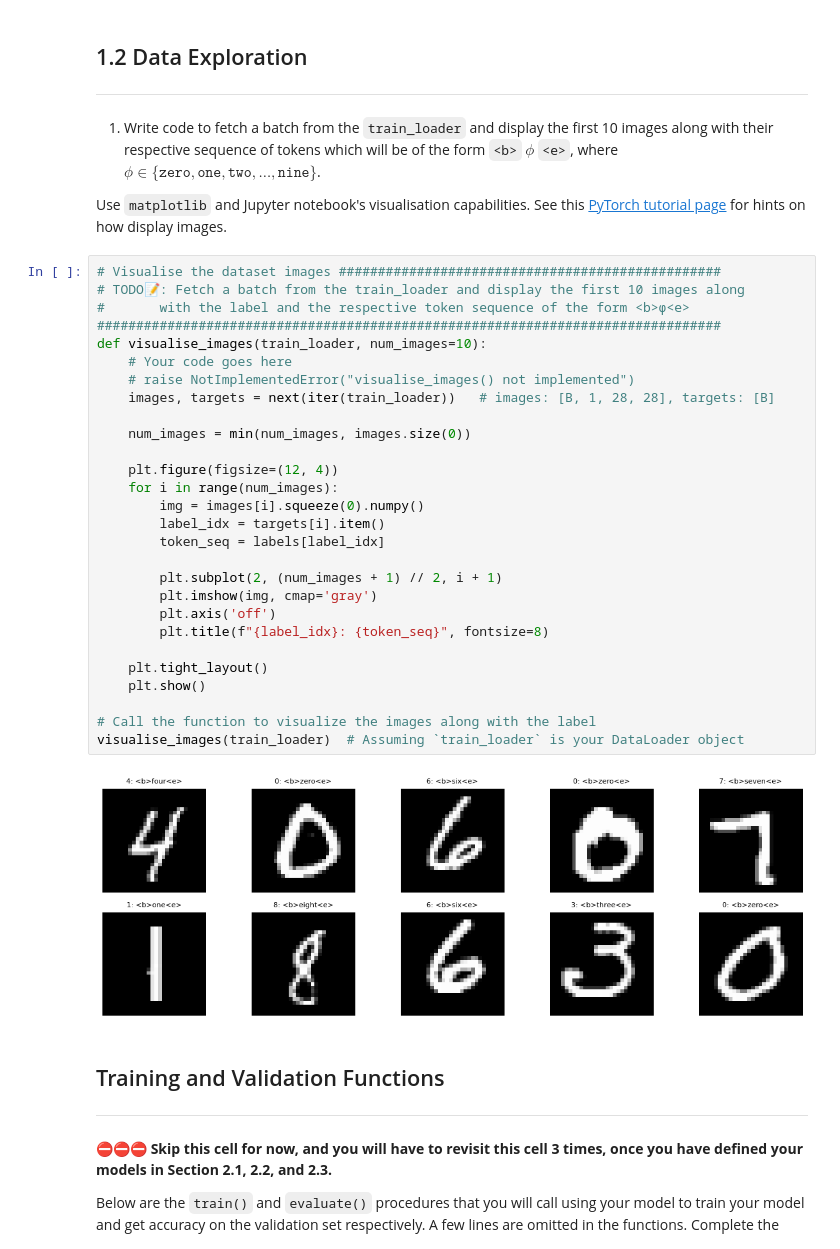
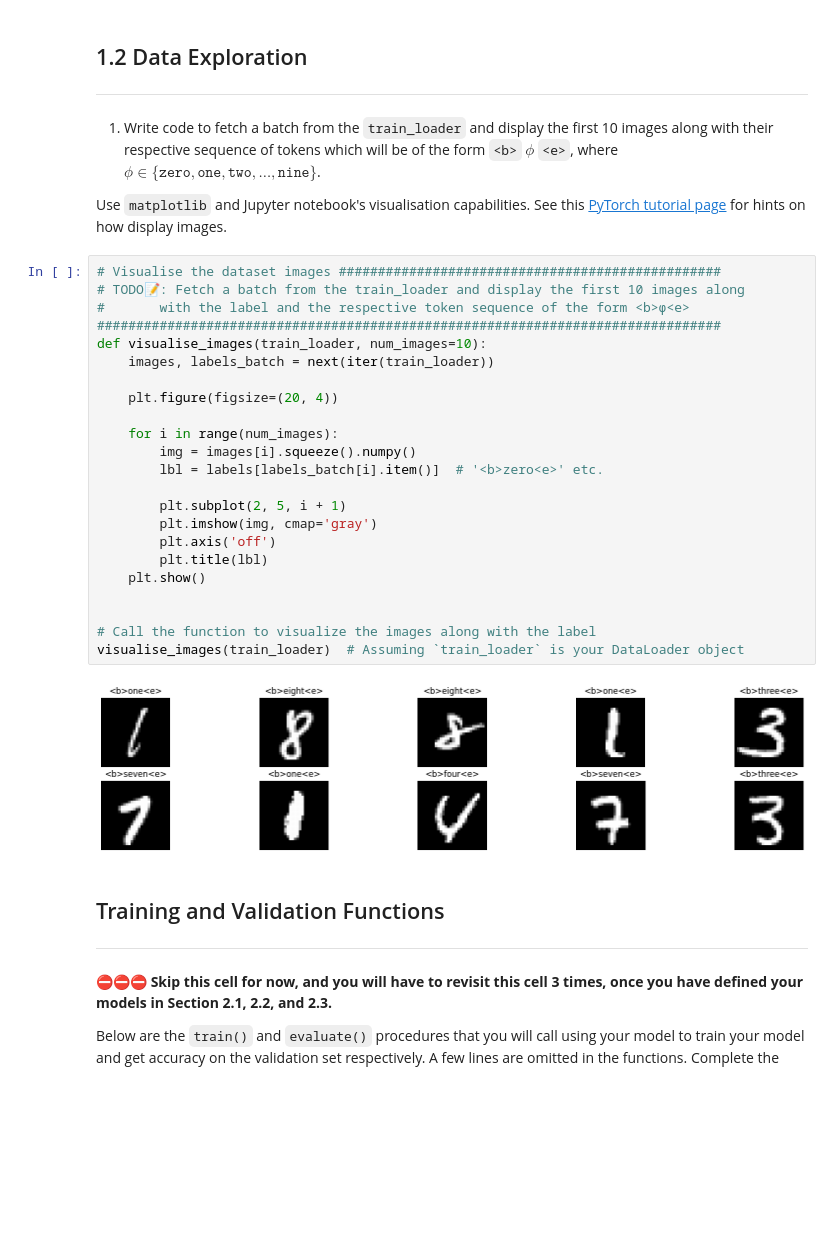
Before and after one commit to Echoudexigaigu/test, a Jupyter notebook: project_1_DLFL25U.ipynb, the cells around one changed output. Drawn from its saved outputs; the diff is of its cells as text; blank space fills up the shorter version.

```diff
--- a/project_1_DLFL25U.ipynb
+++ b/project_1_DLFL25U.ipynb
@@ -198,33 +198,28 @@ Use `matplotlib` and Jupyter notebook's visualisation capabilities. See this [Py
 # %%
 # Visualise the dataset images #################################################
 # TODO📝: Fetch a batch from the train_loader and display the first 10 images along
 #       with the label and the respective token sequence of the form <b>φ<e>
 ################################################################################
 def visualise_images(train_loader, num_images=10):
-    # Your code goes here
-    # raise NotImplementedError("visualise_images() not implemented")
-    images, targets = next(iter(train_loader))   # images: [B, 1, 28, 28], targets: [B]
+    images, labels_batch = next(iter(train_loader))
 
-    num_images = min(num_images, images.size(0))
+    plt.figure(figsize=(20, 4))
 
-    plt.figure(figsize=(12, 4))
     for i in range(num_images):
-        img = images[i].squeeze(0).numpy()
-        label_idx = targets[i].item()
-        token_seq = labels[label_idx]
+        img = images[i].squeeze().numpy()
+        lbl = labels[labels_batch[i].item()]  # '<b>zero<e>' etc.
 
-        plt.subplot(2, (num_images + 1) // 2, i + 1)
+        plt.subplot(2, 5, i + 1)
         plt.imshow(img, cmap='gray')
         plt.axis('off')
-        plt.title(f"{label_idx}: {token_seq}", fontsize=8)
+        plt.title(lbl)
+    plt.show()
 
-    plt.tight_layout()
-    plt.show()
 
 # Call the function to visualize the images along with the label
 visualise_images(train_loader)  # Assuming `train_loader` is your DataLoader object
 # %% [output]
-[figure, old version]
+[figure, new version]
 # %% [markdown]
 ## Training and Validation Functions
 ---
```
Also changed, not shown: parts of 5 cells of this notebook.
